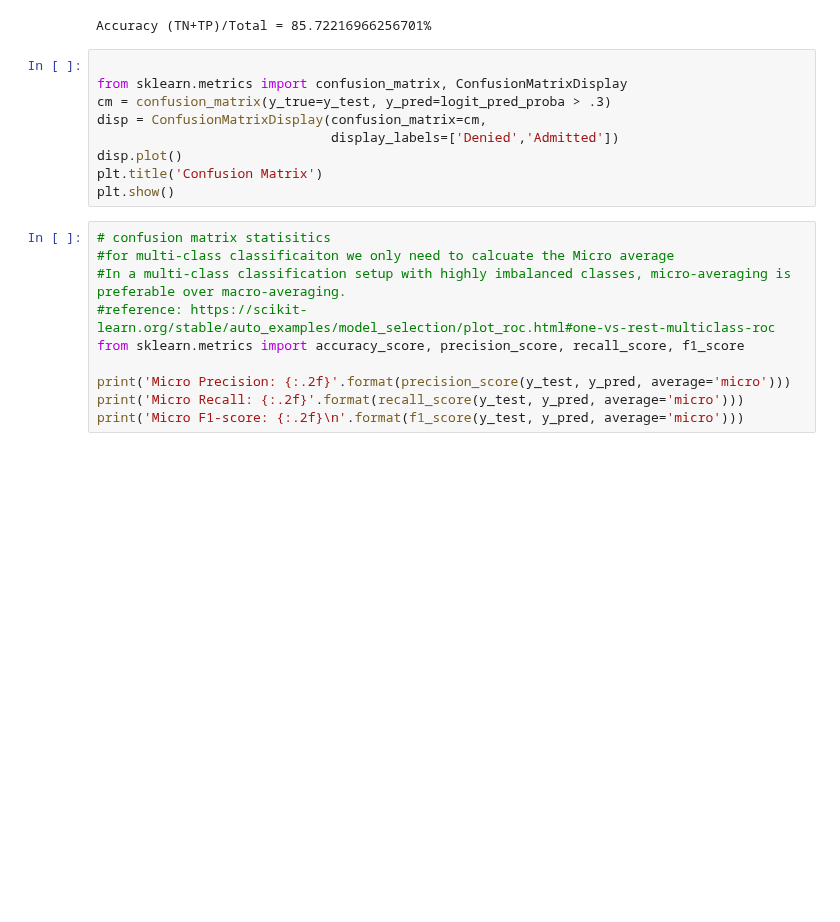
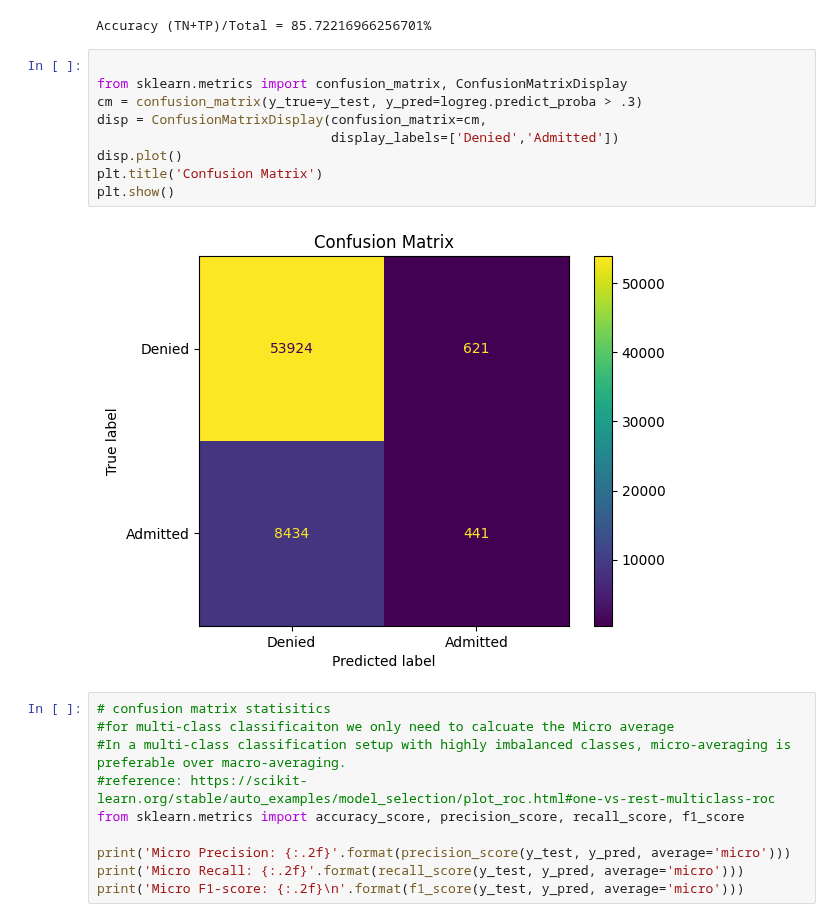
Before and after one commit to yourexodus/capstone_CDC, a Jupyter notebook: Modeling.ipynb, the cells around one changed output. Drawn from its saved outputs; the diff is of its cells as text; blank space fills up the shorter version.

```diff
--- a/Modeling.ipynb
+++ b/Modeling.ipynb
@@ -387,12 +398,14 @@ Accuracy (TN+TP)/Total = 85.72216966256701%
 # %%
 
 from sklearn.metrics import confusion_matrix, ConfusionMatrixDisplay
-cm = confusion_matrix(y_true=y_test, y_pred=logit_pred_proba > .3)
+cm = confusion_matrix(y_true=y_test, y_pred=logreg.predict_proba > .3)
 disp = ConfusionMatrixDisplay(confusion_matrix=cm,
                               display_labels=['Denied','Admitted'])
 disp.plot()
 plt.title('Confusion Matrix')
 plt.show()
+# %% [output]
+[figure, added]
 # %%
 # confusion matrix statisitics
 #for multi-class classificaiton we only need to calcuate the Micro average
```
Also changed, not shown: parts of 31 cells of this notebook, 8 other files.
